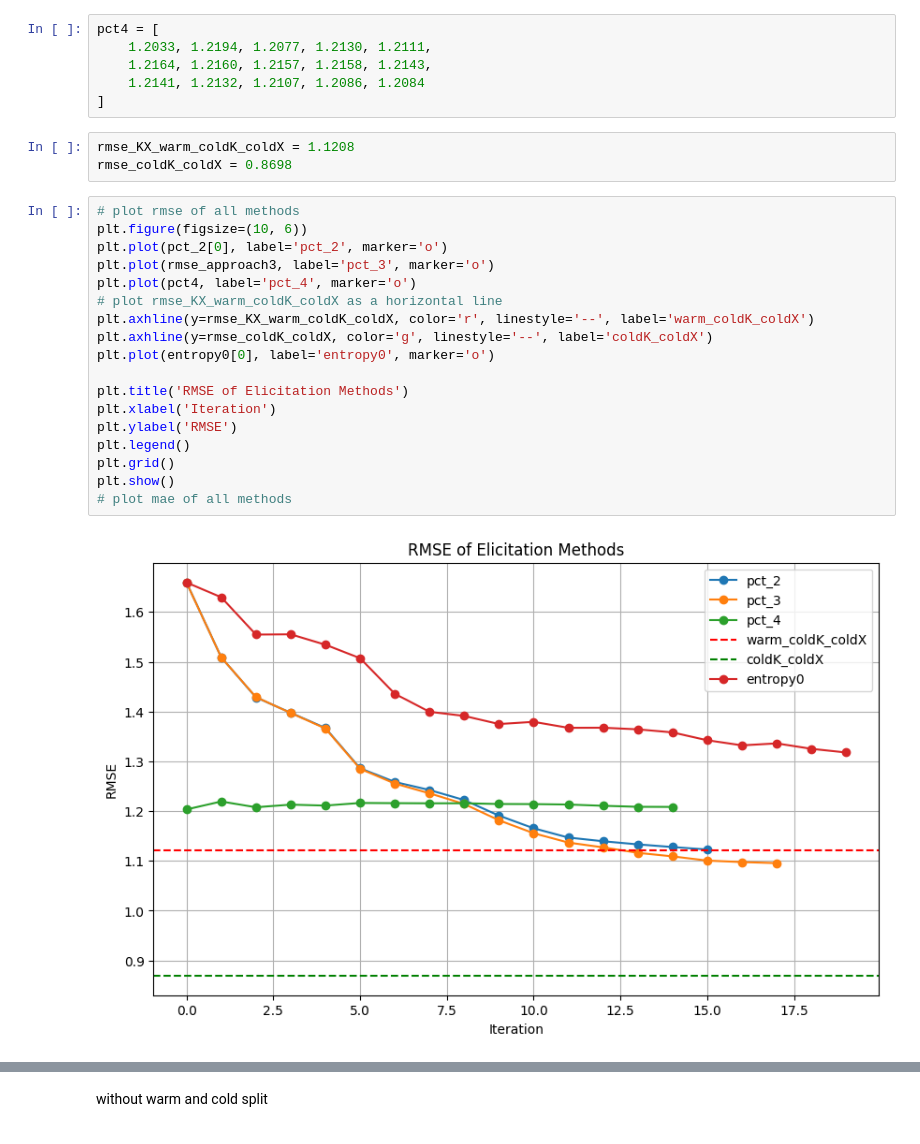
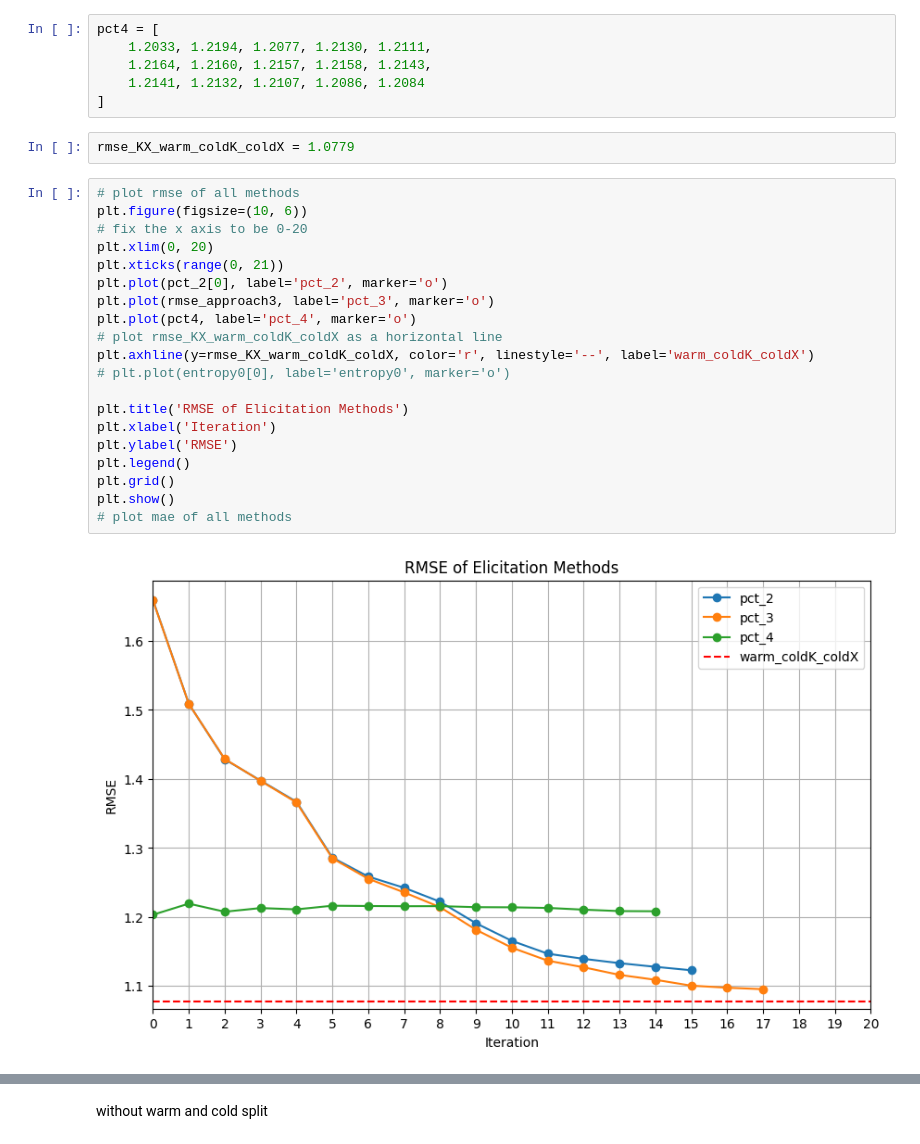
Before and after one commit to camilleecu/master_thesis, a Jupyter notebook: re_sample (2)/Tree_elicitation_warm.ipynb, the cells around one changed output, grey strips where cells are left out. Cells and saved outputs as stored; diff of their text form.

```diff
--- a/re_sample (2)/Tree_elicitation_warm.ipynb
+++ b/re_sample (2)/Tree_elicitation_warm.ipynb
@@ -826,25 +826,26 @@ pct4 = [
     1.2141, 1.2132, 1.2107, 1.2086, 1.2084
 ]
 # %%
-rmse_KX_warm_coldK_coldX = 1.1208
-rmse_coldK_coldX = 0.8698
+rmse_KX_warm_coldK_coldX = 1.0779
 # %%
 # plot rmse of all methods
 plt.figure(figsize=(10, 6))
+# fix the x axis to be 0-20
+plt.xlim(0, 20)
+plt.xticks(range(0, 21))
 plt.plot(pct_2[0], label='pct_2', marker='o')
 plt.plot(rmse_approach3, label='pct_3', marker='o')
 plt.plot(pct4, label='pct_4', marker='o')
 # plot rmse_KX_warm_coldK_coldX as a horizontal line
 plt.axhline(y=rmse_KX_warm_coldK_coldX, color='r', linestyle='--', label='warm_coldK_coldX')
-plt.axhline(y=rmse_coldK_coldX, color='g', linestyle='--', label='coldK_coldX')
-plt.plot(entropy0[0], label='entropy0', marker='o')
+# plt.plot(entropy0[0], label='entropy0', marker='o')
 
 plt.title('RMSE of Elicitation Methods')
 plt.xlabel('Iteration')
 plt.ylabel('RMSE')
 plt.legend()
 plt.grid()
 plt.show()
 # plot mae of all methods
 # %% [output]
-[figure, old version]
+[figure, new version]
```
Also changed, not shown: parts of 2 cells of this notebook, 1 other file.
